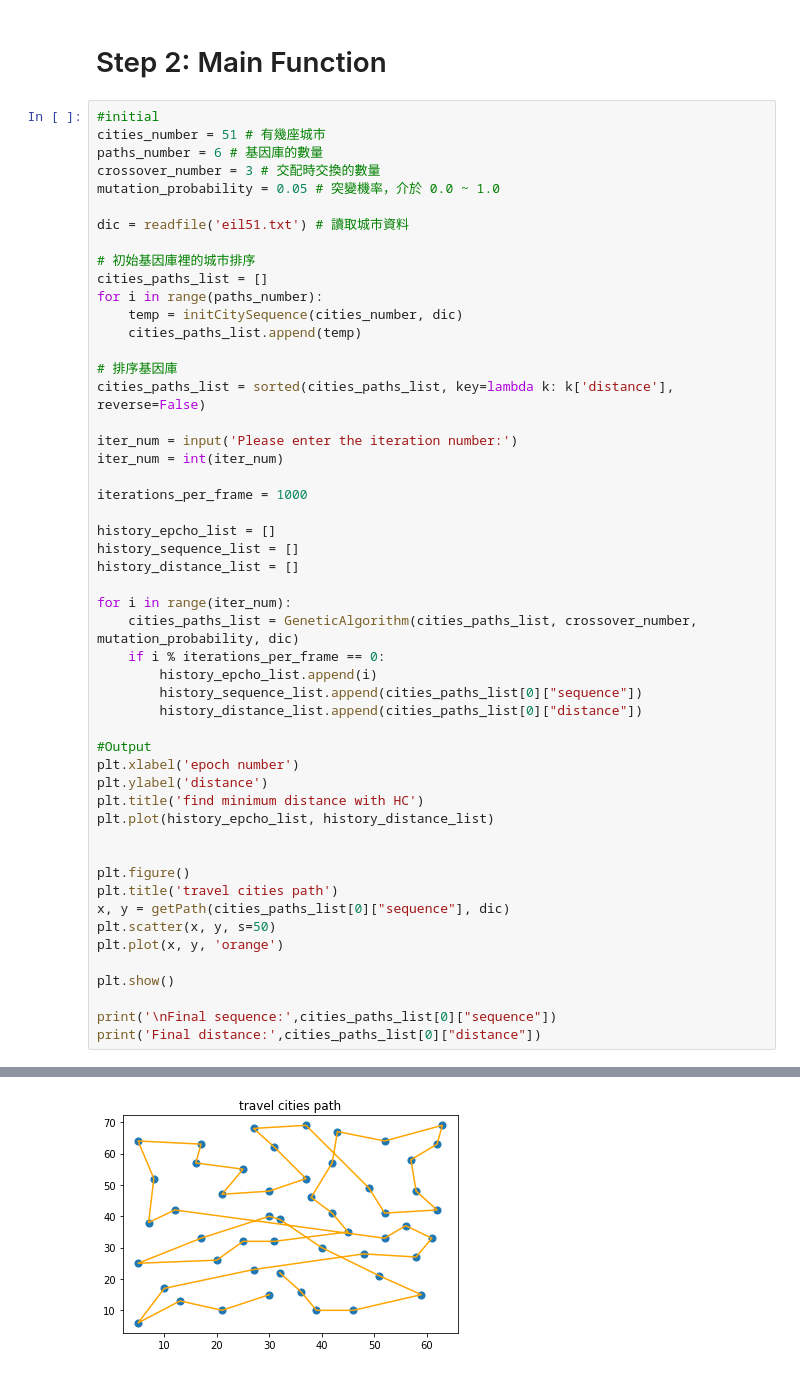
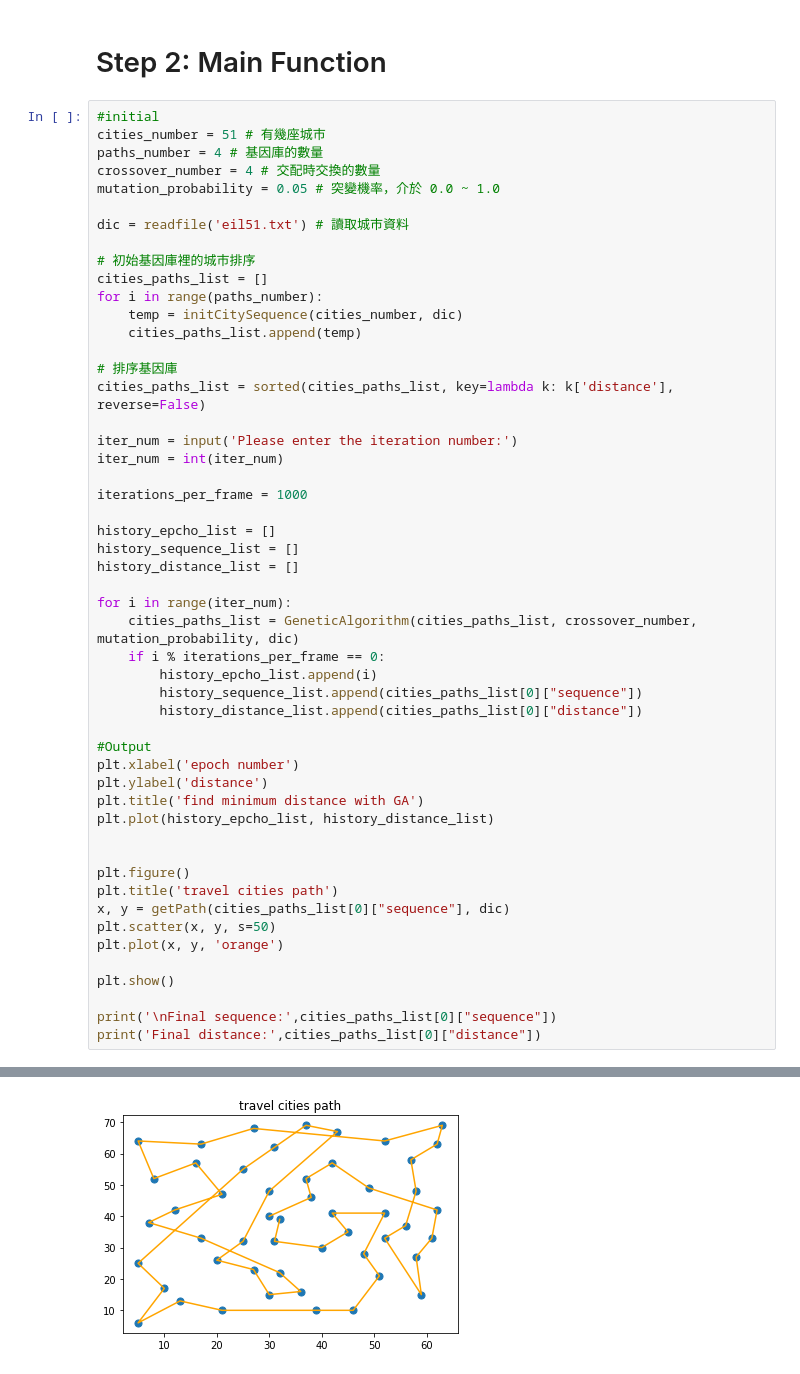
Before and after one commit to RogerTsai917/TSP-Solution, a Jupyter notebook: GA.ipynb, the cells around one changed output, grey strips where cells are left out. Drawn from its saved outputs; the diff is of its cells as text.

```diff
--- a/GA.ipynb
+++ b/GA.ipynb
@@ -160,8 +160,8 @@ def readfile(file_name):
 # %%
 #initial
 cities_number = 51 # 有幾座城市
-paths_number = 6 # 基因庫的數量
-crossover_number = 3 # 交配時交換的數量
+paths_number = 4 # 基因庫的數量
+crossover_number = 4 # 交配時交換的數量
 mutation_probability = 0.05 # 突變機率，介於 0.0 ~ 1.0
 
 dic = readfile('eil51.txt') # 讀取城市資料
@@ -194,7 +194,7 @@ for i in range(iter_num):
 #Output
 plt.xlabel('epoch number')
 plt.ylabel('distance')
-plt.title('find minimum distance with HC')
+plt.title('find minimum distance with GA')
 plt.plot(history_epcho_list, history_distance_list)
 
 
@@ -214 +214 @@ Please enter the iteration number: 50000
-[figure, old version]
+[figure, new version]
```
Also changed, not shown: parts of 2 cells of this notebook.
